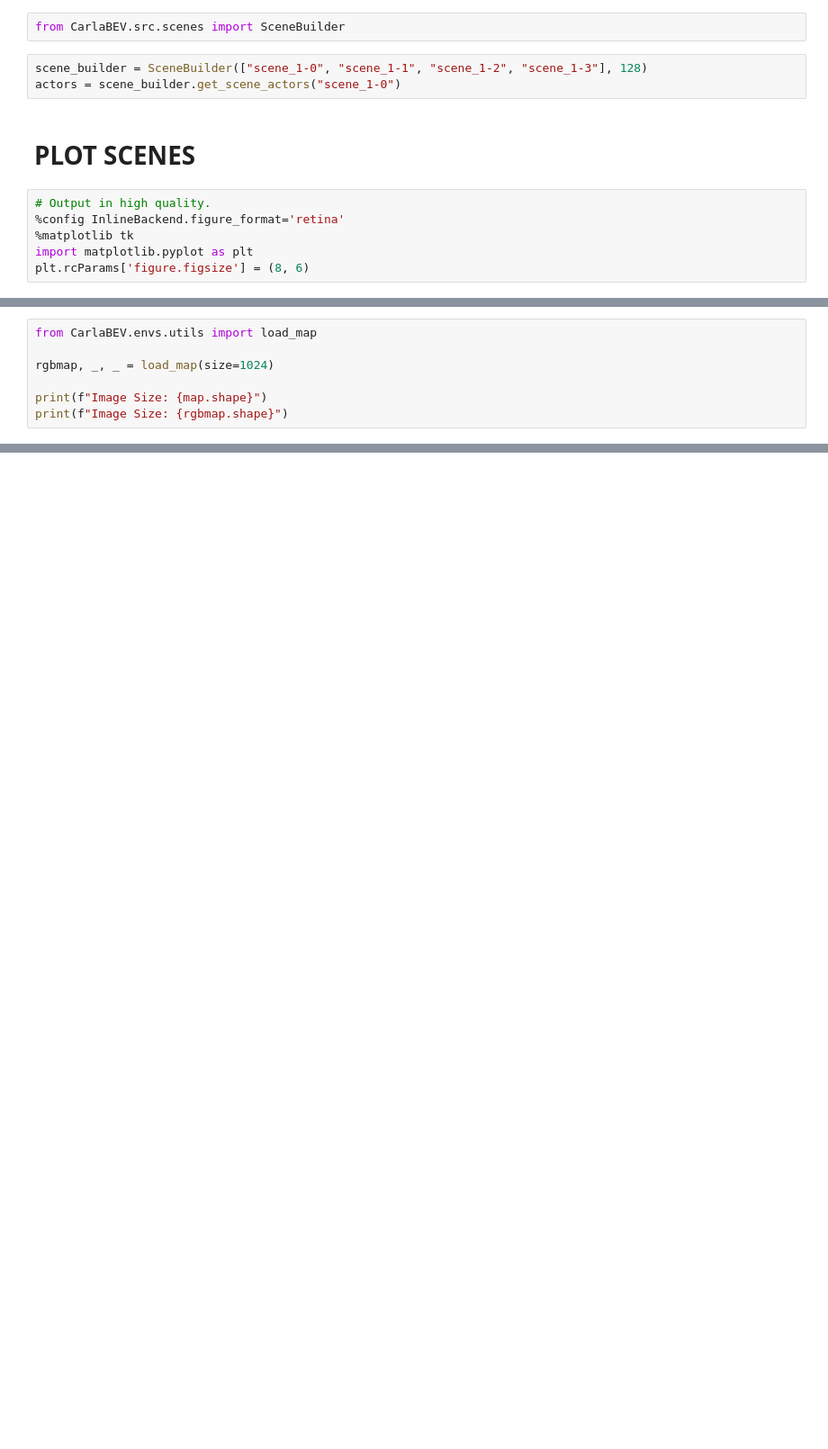
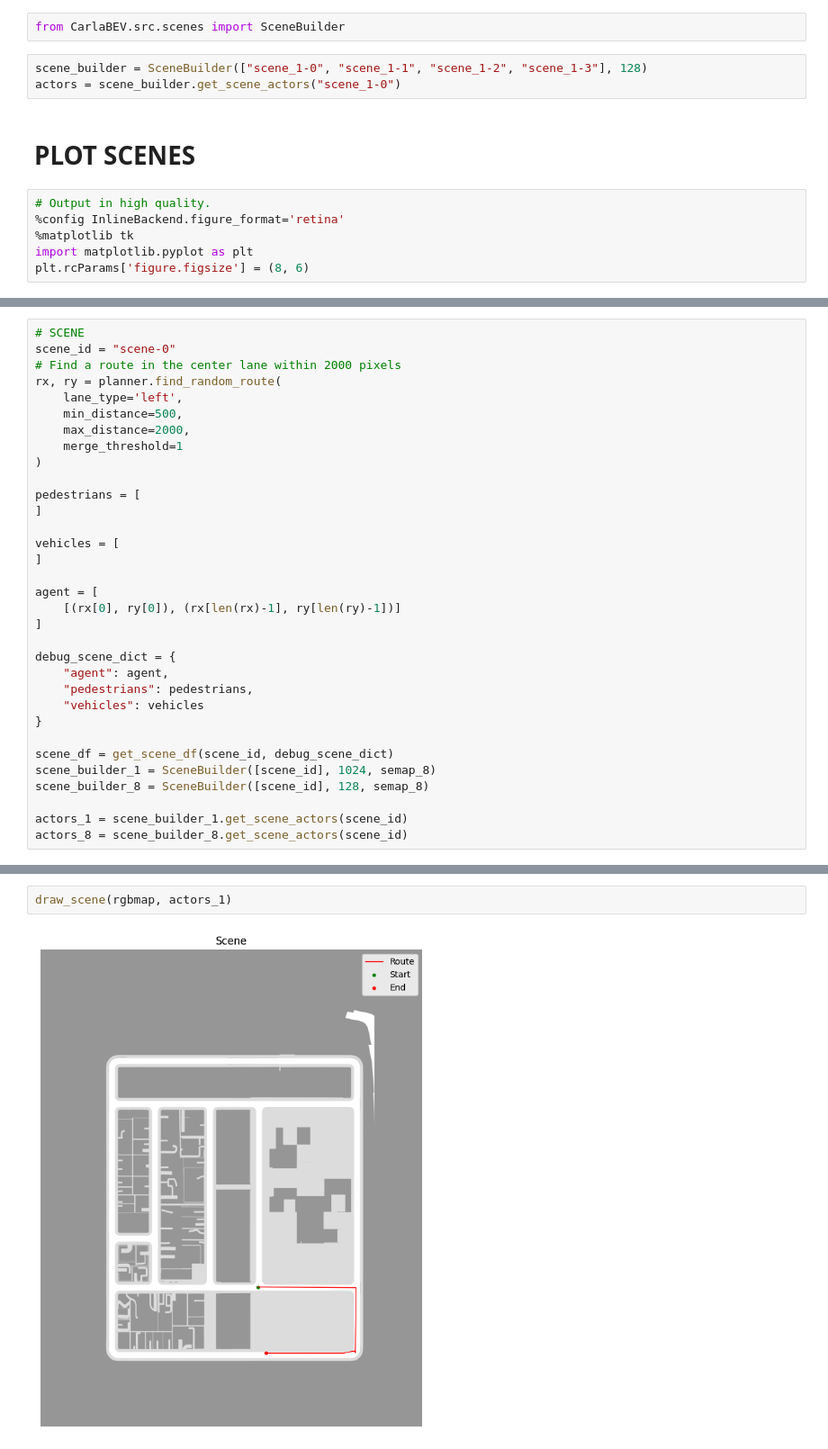
Before and after one commit to danielmtzbarba/carlabev-env, a Jupyter notebook: CarlaBEV/scripts/route_generator.ipynb, the cells around one changed output, grey strips where cells are left out. Shown at 90% size. Saved outputs shown, nothing was run; the diff lists cells and outputs as text; blank space fills up the shorter version.

Commit message:
scene refactor

```diff
--- a/CarlaBEV/scripts/route_generator.ipynb
+++ b/CarlaBEV/scripts/route_generator.ipynb
@@ -173,7 +192,0 @@ def plot_route_on_map(rgbmap, merged_path_coords):
-# %%
-from CarlaBEV.envs.utils import load_map
-
-rgbmap, _, _ = load_map(size=1024)
-
-print(f"Image Size: {map.shape}")
-print(f"Image Size: {rgbmap.shape}")
@@ -279,0 +225,33 @@ plot_route_on_map(merged_path)
+# %%
+# SCENE
+scene_id = "scene-0"
+# Find a route in the center lane within 2000 pixels
+rx, ry = planner.find_random_route(
+    lane_type='left',
+    min_distance=500,
+    max_distance=2000,
+    merge_threshold=1
+)
+
+pedestrians = [
+]
+
+vehicles = [
+]
+
+agent = [
+    [(rx[0], ry[0]), (rx[len(rx)-1], ry[len(ry)-1])]
+]
+
+debug_scene_dict = {
+    "agent": agent,
+	"pedestrians": pedestrians,
+	"vehicles": vehicles
+}
+
+scene_df = get_scene_df(scene_id, debug_scene_dict)
+scene_builder_1 = SceneBuilder([scene_id], 1024, semap_8)
+scene_builder_8 = SceneBuilder([scene_id], 128, semap_8)
+
+actors_1 = scene_builder_1.get_scene_actors(scene_id)
+actors_8 = scene_builder_8.get_scene_actors(scene_id)
@@ -279,0 +262,4 @@ plot_route_on_map(merged_path)
+# %%
+draw_scene(rgbmap, actors_1)
+# %% [output]
+[figure, added]
```
Also changed, not shown: parts of 29 cells of this notebook, 22 other files.
